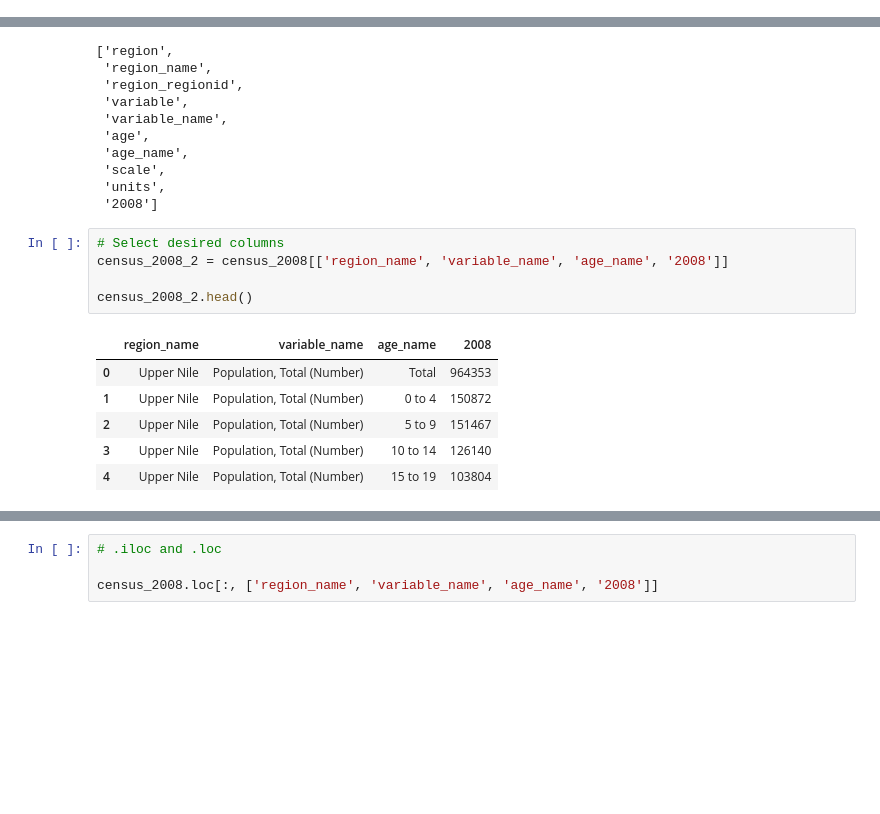
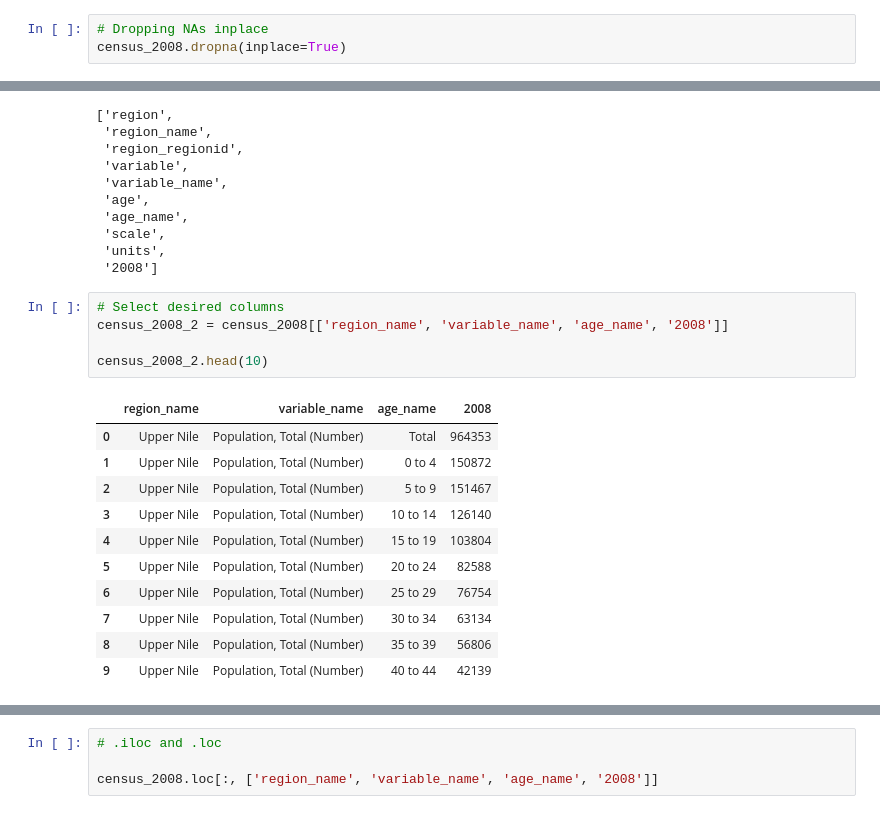
Before and after one commit to tongakuot/python4ds, a Jupyter notebook: module-02.ipynb, the cells around one changed output, grey strips where cells are left out. Drawn from its saved outputs; the diff is of its cells as text; blank space fills up the shorter version.

```diff
--- a/module-02.ipynb
+++ b/module-02.ipynb
@@ -490,3 +489,6 @@ census_2008.dropna(axis=0)
 | 448 | KN.A11 | Eastern Equatoria | SS-EE | KN.B8 | Population, Female (Number) | KN.C14 | 60 to 64 | units | Persons | ... |
 | 449 | KN.A11 | Eastern Equatoria | SS-EE | KN.B8 | Population, Female (Number) | KN.C22 | 65+ | units | Persons | ... |
 450 rows × 10 columns
+# %%
+# Dropping NAs inplace
+census_2008.dropna(inplace=True)
@@ -550,12 +557,17 @@ census_2008.columns.to_list()
 # %%
 # Select desired columns
 census_2008_2 = census_2008[['region_name', 'variable_name', 'age_name', '2008']]
 
-census_2008_2.head()
+census_2008_2.head(10)
 # %% [output]
 |  | region_name | variable_name | age_name | 2008 |
 | 0 | Upper Nile | Population, Total (Number) | Total | 964353 |
 | 1 | Upper Nile | Population, Total (Number) | 0 to 4 | 150872 |
 | 2 | Upper Nile | Population, Total (Number) | 5 to 9 | 151467 |
 | 3 | Upper Nile | Population, Total (Number) | 10 to 14 | 126140 |
 | 4 | Upper Nile | Population, Total (Number) | 15 to 19 | 103804 |
+| 5 | Upper Nile | Population, Total (Number) | 20 to 24 | 82588 |
+| 6 | Upper Nile | Population, Total (Number) | 25 to 29 | 76754 |
+| 7 | Upper Nile | Population, Total (Number) | 30 to 34 | 63134 |
+| 8 | Upper Nile | Population, Total (Number) | 35 to 39 | 56806 |
+| 9 | Upper Nile | Population, Total (Number) | 40 to 44 | 42139 |
```
Also changed, not shown: parts of 12 cells of this notebook.
